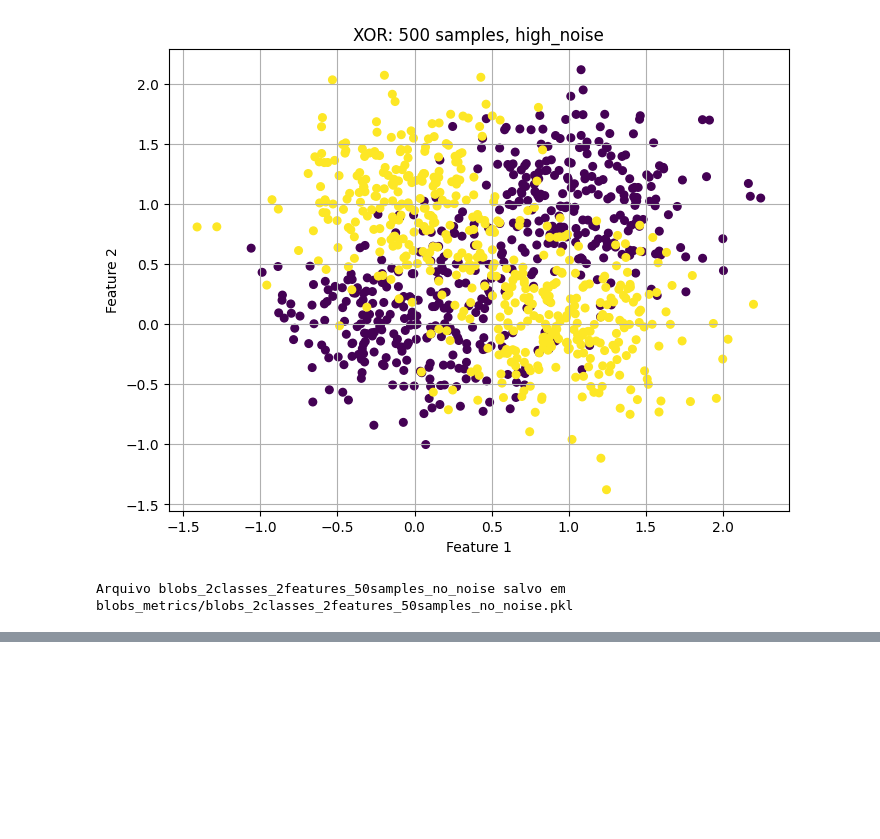
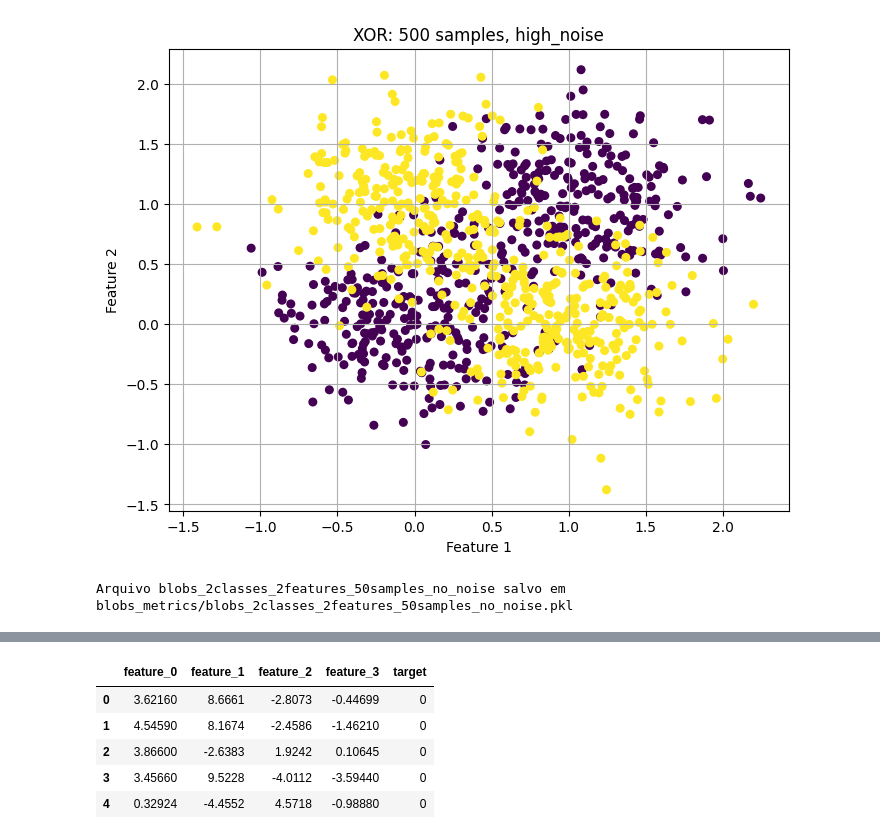
Before and after one commit to BrunoMog/Pibic, a Jupyter notebook: main.ipynb, the cells around one changed output, grey strips where cells are left out. Cells and saved outputs as stored; diff of their text form; code cells hidden in the pictures; blank space fills up the shorter version.

```diff
--- a/main.ipynb
+++ b/main.ipynb
@@ -628,0 +740,15 @@ with open("blobs_metrics/blobs_2classes_2features_50samples_no_noise.pkl", 'rb')
+# %%
+# bank note authentication dataset retirado de https://www.kaggle.com/datasets/ritesaluja/bank-note-authentication-uci-data
+
+df = pd.read_csv("bases_reais\BankNote_Authentication.csv")
+
+#renomear as colunas para feature_0, feature_1, ..., feature_3 e target
+df.columns = [f"feature_{i}" for i in range(df.shape[1]-1)] + ["target"]
+df.head()
+# %% [output]
+|  | feature_0 | feature_1 | feature_2 | feature_3 | target |
+| 0 | 3.62160 | 8.6661 | -2.8073 | -0.44699 | 0 |
+| 1 | 4.54590 | 8.1674 | -2.4586 | -1.46210 | 0 |
+| 2 | 3.86600 | -2.6383 | 1.9242 | 0.10645 | 0 |
+| 3 | 3.45660 | 9.5228 | -4.0112 | -3.59440 | 0 |
+| 4 | 0.32924 | -4.4552 | 4.5718 | -0.98880 | 0 |
```
Also changed, not shown: parts of 16 cells of this notebook, 8 other files.
